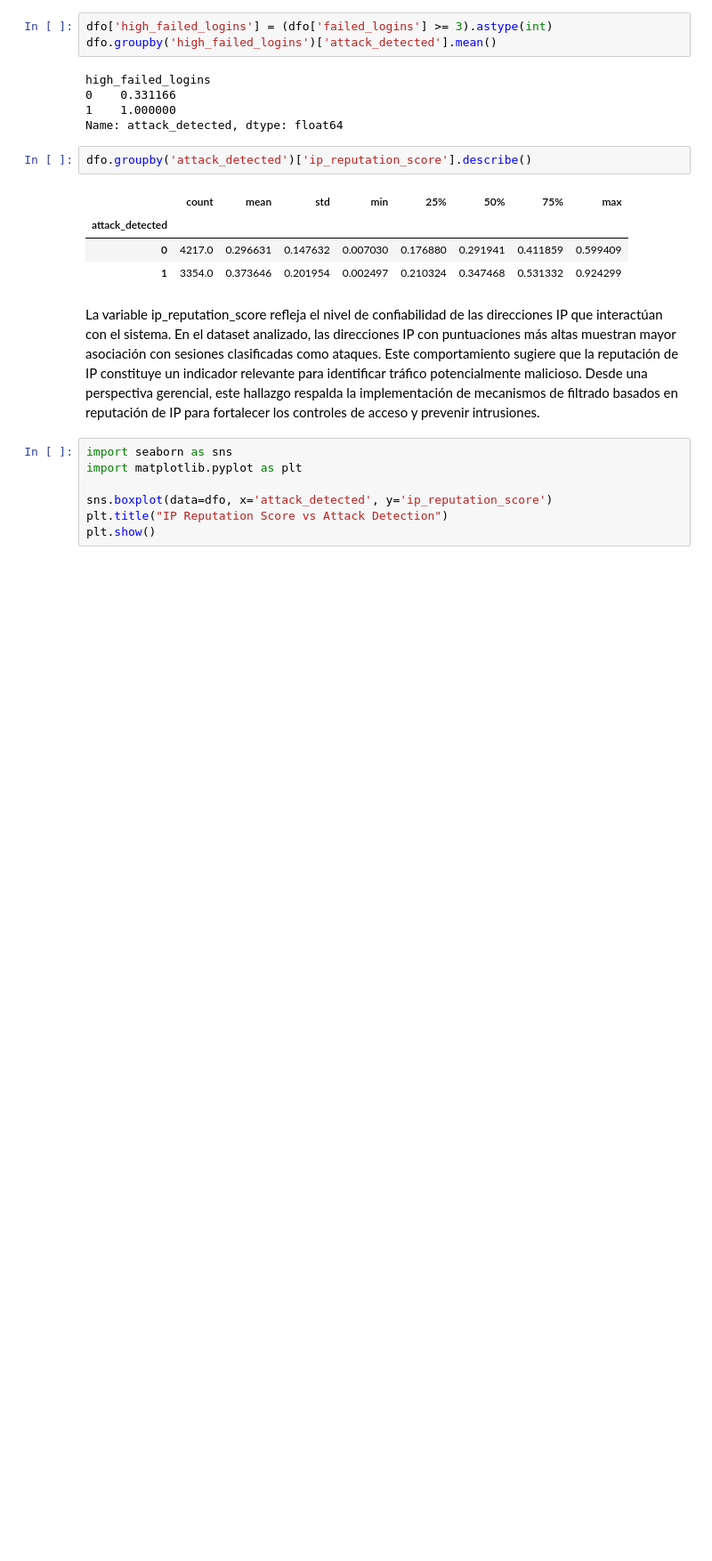
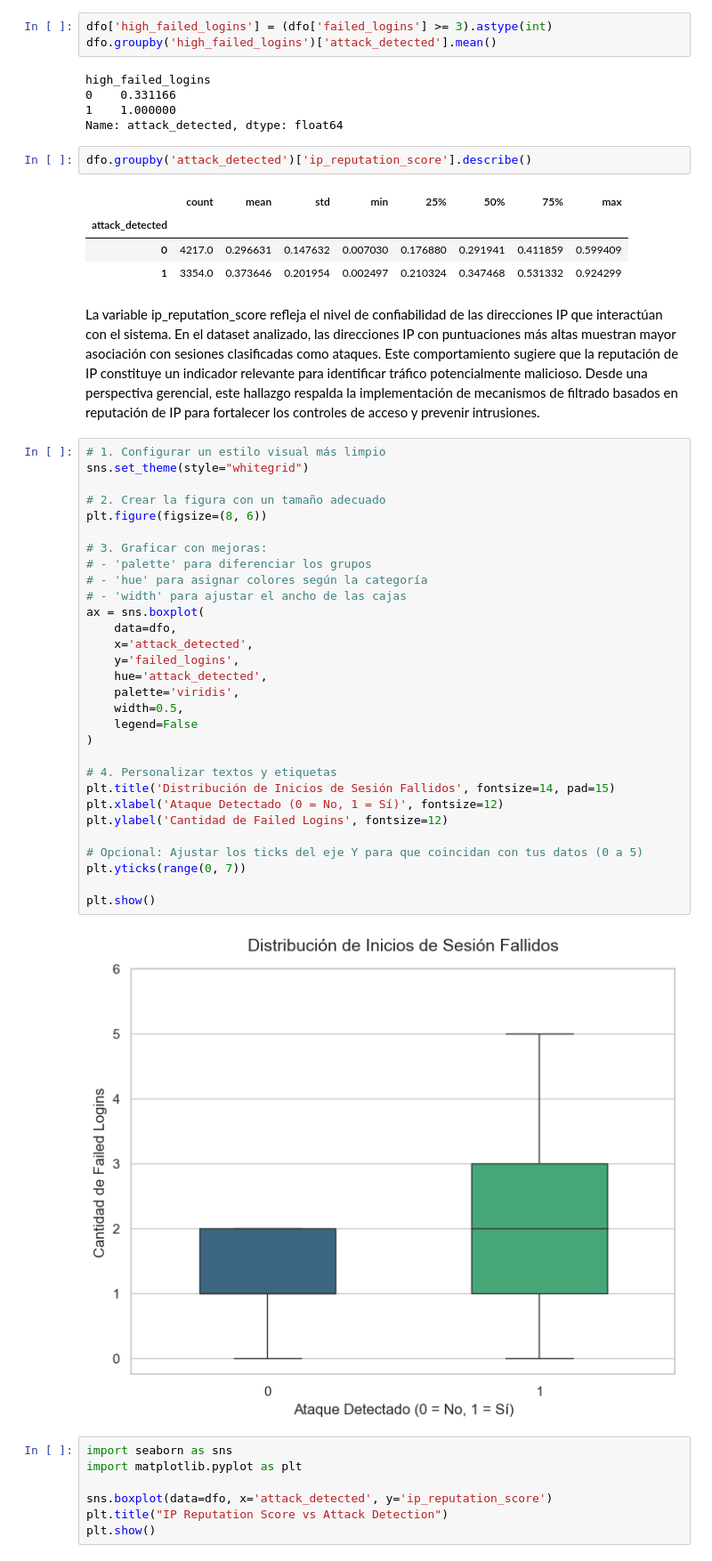
Before and after one commit to paularias652/Practica3Grupo5, a Jupyter notebook: Deber3.ipynb, the cells around one changed output. Shown at 89% size. Drawn from its saved outputs; the diff is of its cells as text; blank space fills up the shorter version.

```diff
--- a/Deber3.ipynb
+++ b/Deber3.ipynb
@@ -275,6 +275,38 @@ dfo.groupby('attack_detected')['ip_reputation_score'].describe()
 | 1 | 3354.0 | 0.373646 | 0.201954 | 0.002497 | 0.210324 | 0.347468 | 0.531332 | 0.924299 |
 # %% [markdown]
 La variable ip_reputation_score refleja el nivel de confiabilidad de las direcciones IP que interactúan con el sistema. En el dataset analizado, las direcciones IP con puntuaciones más altas muestran mayor asociación con sesiones clasificadas como ataques. Este comportamiento sugiere que la reputación de IP constituye un indicador relevante para identificar tráfico potencialmente malicioso. Desde una perspectiva gerencial, este hallazgo respalda la implementación de mecanismos de filtrado basados en reputación de IP para fortalecer los controles de acceso y prevenir intrusiones.
+# %%
+# 1. Configurar un estilo visual más limpio
+sns.set_theme(style="whitegrid")
+
+# 2. Crear la figura con un tamaño adecuado
+plt.figure(figsize=(8, 6))
+
+# 3. Graficar con mejoras:
+# - 'palette' para diferenciar los grupos
+# - 'hue' para asignar colores según la categoría
+# - 'width' para ajustar el ancho de las cajas
+ax = sns.boxplot(
+    data=dfo,
+    x='attack_detected',
+    y='failed_logins',
+    hue='attack_detected',
+    palette='viridis',
+    width=0.5,
+    legend=False
+)
+
+# 4. Personalizar textos y etiquetas
+plt.title('Distribución de Inicios de Sesión Fallidos', fontsize=14, pad=15)
+plt.xlabel('Ataque Detectado (0 = No, 1 = Sí)', fontsize=12)
+plt.ylabel('Cantidad de Failed Logins', fontsize=12)
+
+# Opcional: Ajustar los ticks del eje Y para que coincidan con tus datos (0 a 5)
+plt.yticks(range(0, 7))
+
+plt.show()
+# %% [output]
+[figure, added]
 # %%
 import seaborn as sns
 import matplotlib.pyplot as plt
```
